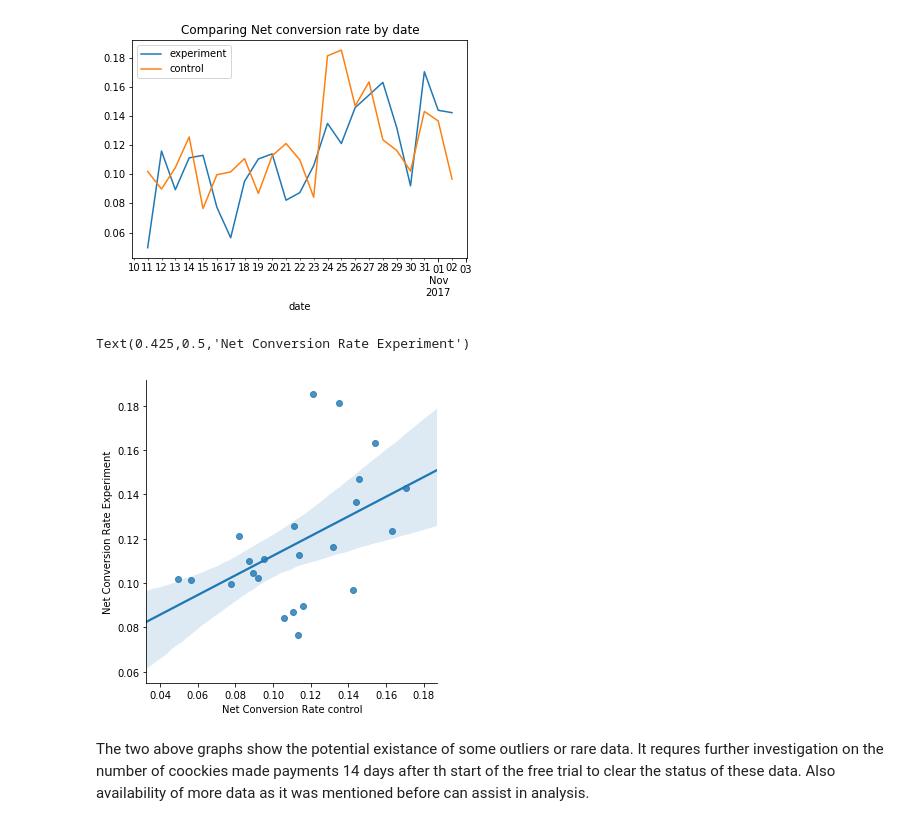
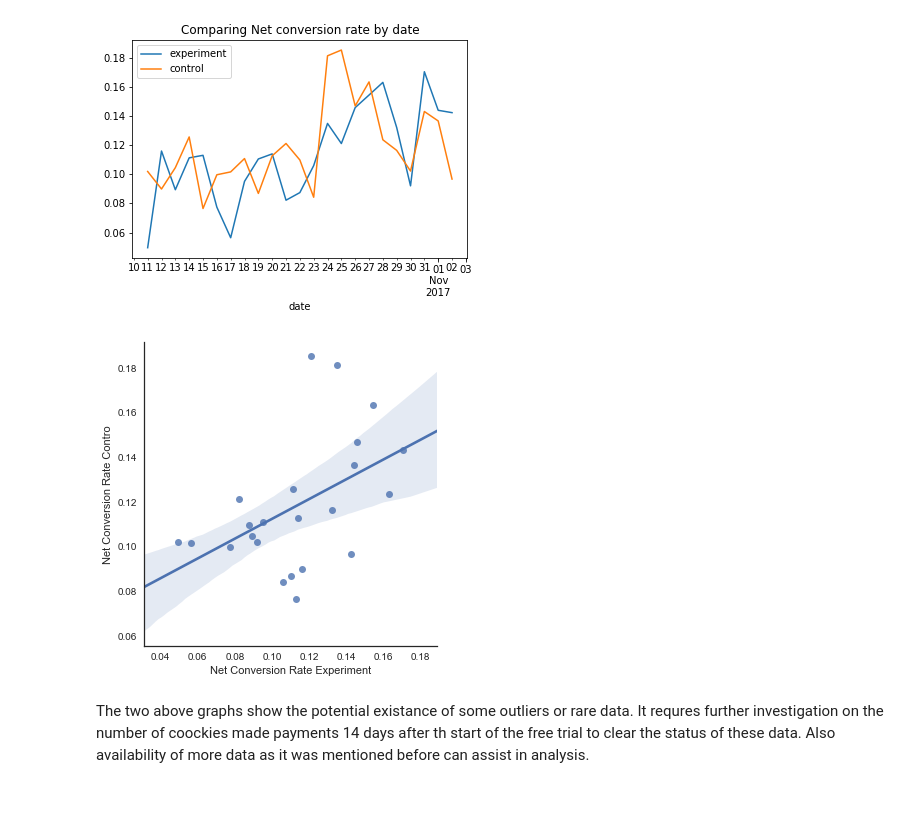
Before and after one commit to ShirinRowhani/1.5.1-A-B-testing, a Jupyter notebook: AB test Final Version.ipynb, the cells around one changed output. Cells and saved outputs as stored; diff of their text form; code cells hidden in the pictures; blank space fills up the shorter version.

```diff
--- a/AB test Final Version.ipynb
+++ b/AB test Final Version.ipynb
@@ -224,3 +224,9 @@ stats.ttest_ind(exp_data.CTR,
 CTR for test group: 0.08219052099356418
 CTR for control group: 0.0821292746965395
 Ttest_indResult(statistic=0.08302608446561602, pvalue=0.9340611962072063)
+# %%
+sns.set(style="ticks")
+plt.boxplot([cont_data['CTR'],exp_data['CTR']])
+plt.title('CTR comparison for control and experiment groups')
+sns.despine(offset=10, trim=True)
+plt.show()
@@ -339,3 +356,9 @@ stats.ttest_ind(df.Net_conversion_cont,
 experiment Net Conversion Rate: 0.11337257964843532
 control Net Conversion Rate: 0.11826943663824471
 Ttest_indResult(statistic=0.5387777625331603, pvalue=0.5927558614268024)
+# %%
+sns.set(style="ticks")
+plt.title('Net conversion comparison for control and experiment groups')
+plt.boxplot([df['Net_conversion_cont'],df['Net_conversion_exp']])
+sns.despine(offset=10, trim=True)
+plt.show()
@@ -353,3 +378,9 @@ stats.ttest_ind(df.Gross_conversion_cont,
 experiment Gross Conversion Rate: 0.19956638767058335
 control Gross Conversion Rate: 0.2203509696998493
 Ttest_indResult(statistic=1.5396752696188791, pvalue=0.13080105104323278)
+# %%
+sns.set(style="ticks")
+plt.boxplot([df['Gross_conversion_cont'],df['Gross_conversion_exp']])
+plt.title('Gross conversion comparison for control and experiment groups')
+sns.despine(offset=10, trim=True)
+plt.show()
@@ -381,11 +414,11 @@ plt.show()
 [figure]
 # %%
 sns.lmplot(x="Net_conversion_exp", y="Net_conversion_cont", data=df)
-plt.xlabel('Net Conversion Rate control')
-plt.ylabel('Net Conversion Rate Experiment')
+plt.xlabel('Net Conversion Rate Experiment')
+plt.ylabel('Net Conversion Rate Contro')
+plt.show()
 # %% [output]
-Text(0.425,0.5,'Net Conversion Rate Experiment')
-[figure, old version]
+[figure, new version]
 # %% [markdown]
 The two above graphs show the potential existance of some outliers or rare data. It requres further investigation on the number of coockies made payments 14 days after th start of the free trial to clear the status of these data. Also availability of more data as it was mentioned before can assist in analysis.
 # %% [markdown]
```
Also changed, not shown: parts of 4 cells of this notebook.
